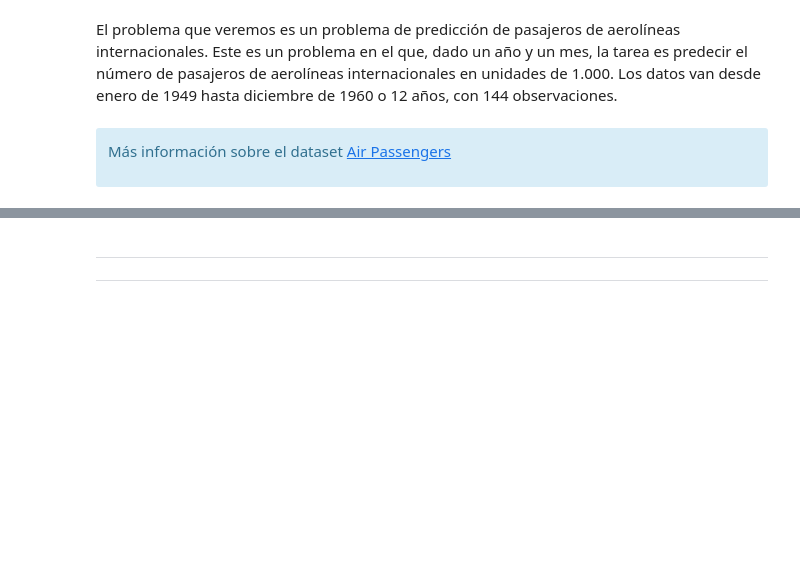
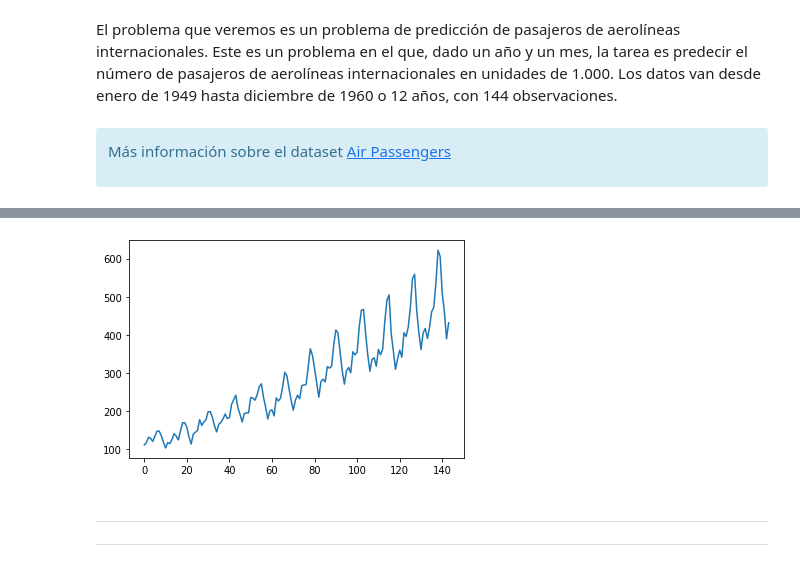
Before and after one commit to FMunyoz/colab, a Jupyter notebook: 2. Series de Tiempo con MLP.ipynb, the cells around one changed output, grey strips where cells are left out. Cells and saved outputs as stored; diff of their text form; code cells hidden in the pictures; blank space fills up the shorter version.

```diff
--- a/2. Series de Tiempo con MLP.ipynb
+++ b/2. Series de Tiempo con MLP.ipynb
@@ -67,3 +53,14 @@ Más información sobre el dataset [Air Passengers](https://www.kaggle.com/chira
+# %%
+# Declare libraries and dataset
+import pandas as pd
+import matplotlib.pyplot as plt
+dataset = pd.read_csv("https://raw.githubusercontent.com/FMunyoz/colab/main/data/international-airline-passengers.csv", usecols=[1], engine='python')
+
+#print(dataset.head(5))
+plt.plot(dataset)
+plt.show()
+# %% [output]
+[figure, added]
 # %% [markdown]
 ---
 <div style="text-align: right"> <font size=5> <a href="#indice"><i class="fa fa-arrow-circle-up" aria-hidden="true" style="color:#004D7F"></i></a></font></div>
```
Also changed, not shown: parts of 13 cells of this notebook.
